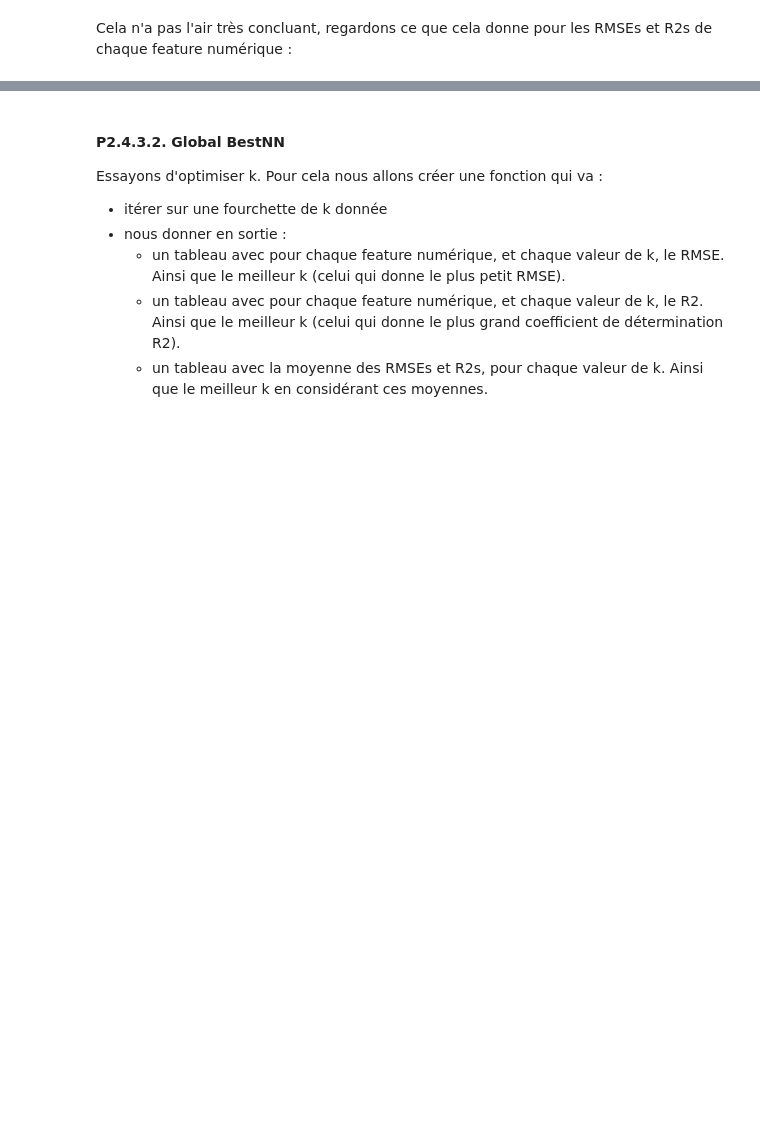
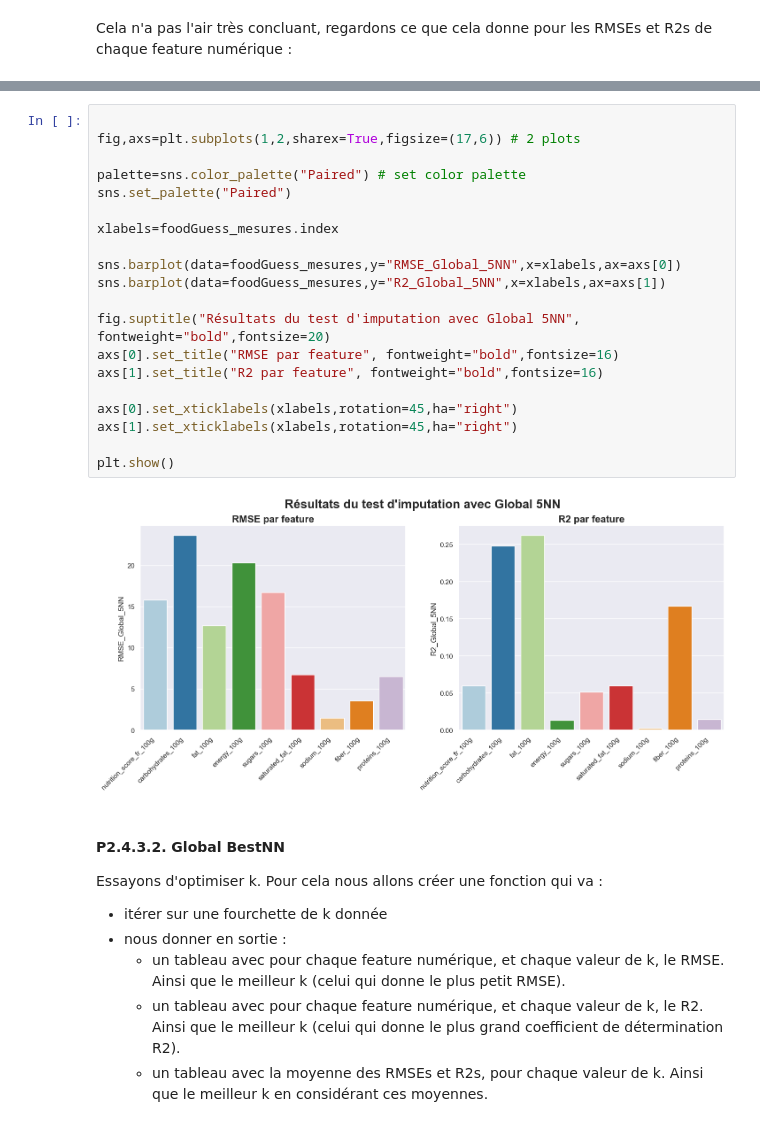
Before and after one commit to ClementPatin/OC-P3, a Jupyter notebook: Patin_Clement_1_notebook_052023.ipynb, the cells around one changed output, grey strips where cells are left out. Saved outputs shown, nothing was run; the diff lists cells and outputs as text; blank space fills up the shorter version.

Commit message:
bar plots for global 5NN results

```diff
--- a/Patin_Clement_1_notebook_052023.ipynb
+++ b/Patin_Clement_1_notebook_052023.ipynb
@@ -1362,3 +1362,25 @@ foodGuess_mesures
+# %%
+
+fig,axs=plt.subplots(1,2,sharex=True,figsize=(17,6)) # 2 plots
+
+palette=sns.color_palette("Paired") # set color palette
+sns.set_palette("Paired")
+
+xlabels=foodGuess_mesures.index
+
+sns.barplot(data=foodGuess_mesures,y="RMSE_Global_5NN",x=xlabels,ax=axs[0])
+sns.barplot(data=foodGuess_mesures,y="R2_Global_5NN",x=xlabels,ax=axs[1])
+
+fig.suptitle("Résultats du test d'imputation avec Global 5NN", fontweight="bold",fontsize=20)
+axs[0].set_title("RMSE par feature", fontweight="bold",fontsize=16)
+axs[1].set_title("R2 par feature", fontweight="bold",fontsize=16)
+
+axs[0].set_xticklabels(xlabels,rotation=45,ha="right")
+axs[1].set_xticklabels(xlabels,rotation=45,ha="right")
+
+plt.show()
+# %% [output]
+[figure, added]
 # %% [markdown]
 #### P2.4.3.2. Global BestNN
 
```
Also changed, not shown: parts of 20 cells of this notebook.
